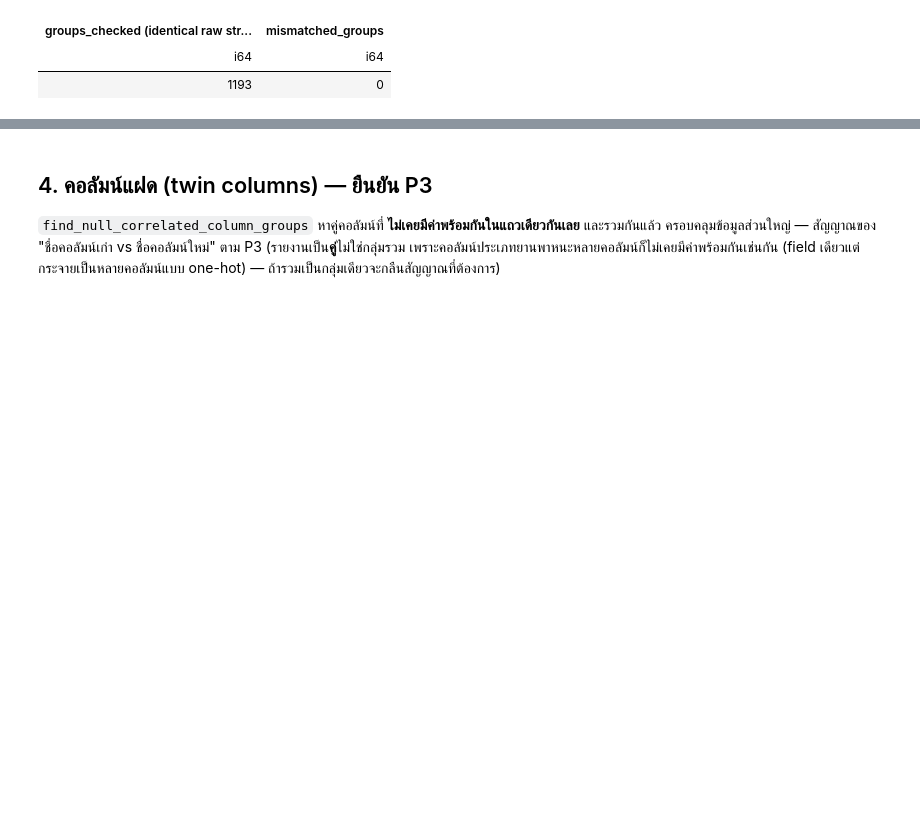
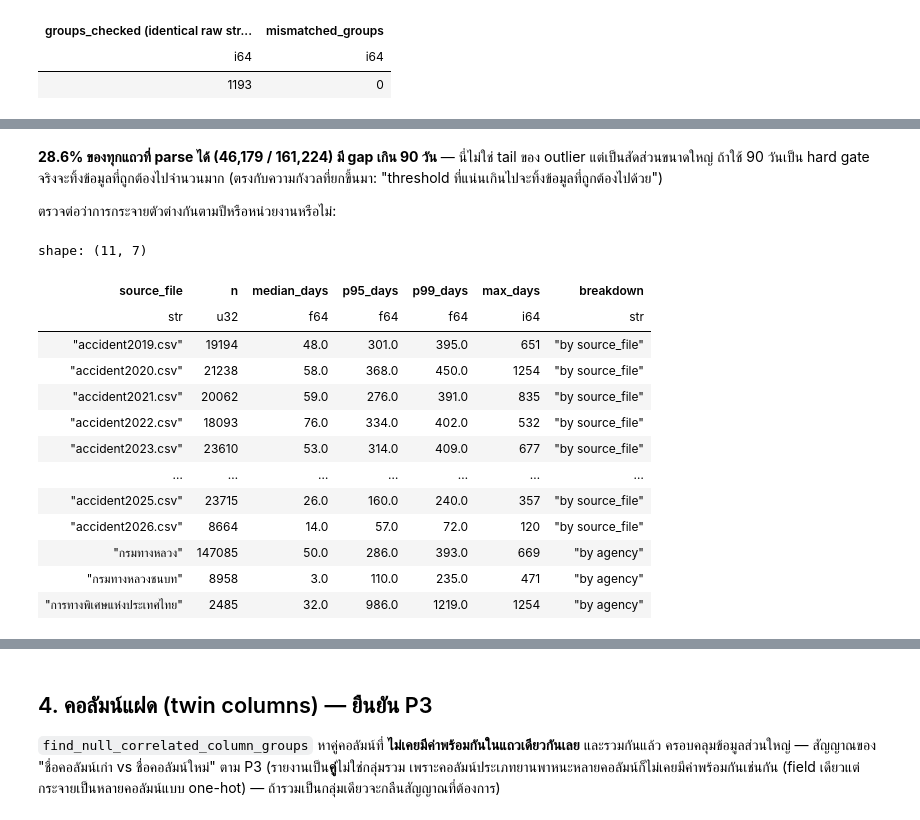
Before and after one commit to PhidPhew/car-insurance-accident-analysis, a Jupyter notebook: notebooks/01_data_profiling.ipynb, the cells around one changed output, grey strips where cells are left out. Saved outputs shown, nothing was run; the diff lists cells and outputs as text; code cells hidden in the pictures; blank space fills up the shorter version.

```diff
--- a/notebooks/01_data_profiling.ipynb
+++ b/notebooks/01_data_profiling.ipynb
@@ -396,0 +405,22 @@ shape: (1, 2)
+# %%
+lagged = compute_report_lag_days(
+    accidents_raw, "source_file", "วันที่เกิดเหตุ", "วันที่รายงาน", SOURCE_FILE_DATE_FORMAT
+)
+lag_profile = summarize_report_lag(lagged)
+
+pl.DataFrame(
+    [
+        {
+            "rows_parsed": lag_profile.rows_parsed,
+            "rows_negative_lag": lag_profile.rows_negative_lag,
+            "median_days": lag_profile.median_days,
+            "p95_days": lag_profile.p95_days,
+            "p99_days": lag_profile.p99_days,
+            "max_days": lag_profile.max_days,
+            "count_over_90_days": lag_profile.count_over_90_days,
+            "pct_over_90_days": round(
+                lag_profile.count_over_90_days / lag_profile.rows_parsed * 100, 1
+            ),
+        }
+    ]
+)
@@ -396,0 +432,32 @@ shape: (1, 2)
+# %% [markdown]
+**28.6% ของทุกแถวที่ parse ได้ (46,179 / 161,224) มี gap เกิน 90 วัน** — นี่ไม่ใช่ tail ของ
+outlier แต่เป็นสัดส่วนขนาดใหญ่ ถ้าใช้ 90 วันเป็น hard gate จริงจะทิ้งข้อมูลที่ถูกต้องไปจำนวนมาก
+(ตรงกับความกังวลที่ยกขึ้นมา: "threshold ที่แน่นเกินไปจะทิ้งข้อมูลที่ถูกต้องไปด้วย")
+
+ตรวจต่อว่าการกระจายตัวต่างกันตามปีหรือหน่วยงานหรือไม่:
+# %%
+pl.concat(
+    [
+        report_lag_quantiles_by_group(lagged, "source_file").with_columns(
+            pl.lit("by source_file").alias("breakdown")
+        ),
+        report_lag_quantiles_by_group(lagged, "หน่วยงาน")
+        .rename({"หน่วยงาน": "source_file"})
+        .with_columns(pl.lit("by agency").alias("breakdown")),
+    ]
+)
+# %% [output]
+shape: (11, 7)
+| source_file | n | median_days | p95_days | p99_days | max_days | breakdown |
+| str | u32 | f64 | f64 | f64 | i64 | str |
+| "accident2019.csv" | 19194 | 48.0 | 301.0 | 395.0 | 651 | "by source_file" |
+| "accident2020.csv" | 21238 | 58.0 | 368.0 | 450.0 | 1254 | "by source_file" |
+| "accident2021.csv" | 20062 | 59.0 | 276.0 | 391.0 | 835 | "by source_file" |
+| "accident2022.csv" | 18093 | 76.0 | 334.0 | 402.0 | 532 | "by source_file" |
+| "accident2023.csv" | 23610 | 53.0 | 314.0 | 409.0 | 677 | "by source_file" |
+| … | … | … | … | … | … | … |
+| "accident2025.csv" | 23715 | 26.0 | 160.0 | 240.0 | 357 | "by source_file" |
+| "accident2026.csv" | 8664 | 14.0 | 57.0 | 72.0 | 120 | "by source_file" |
+| "กรมทางหลวง" | 147085 | 50.0 | 286.0 | 393.0 | 669 | "by agency" |
+| "กรมทางหลวงชนบท" | 8958 | 3.0 | 110.0 | 235.0 | 471 | "by agency" |
+| "การทางพิเศษแห่งประเทศไทย" | 2485 | 32.0 | 986.0 | 1219.0 | 1254 | "by agency" |
```
Also changed, not shown: parts of 9 cells of this notebook, 5 other files.
